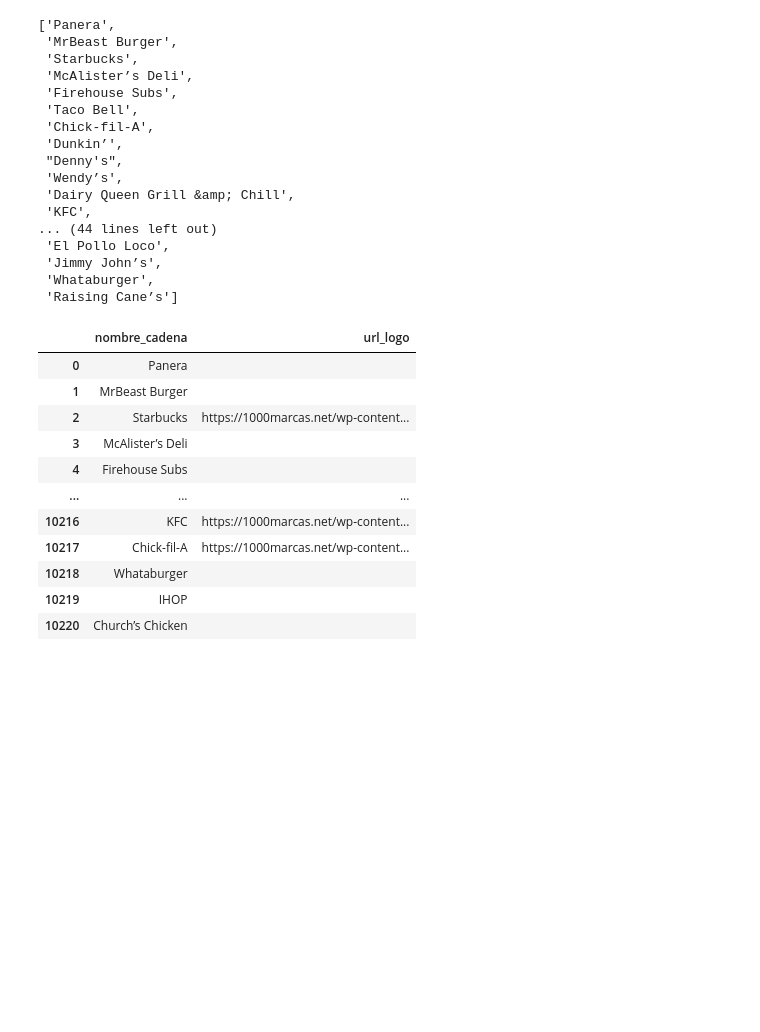
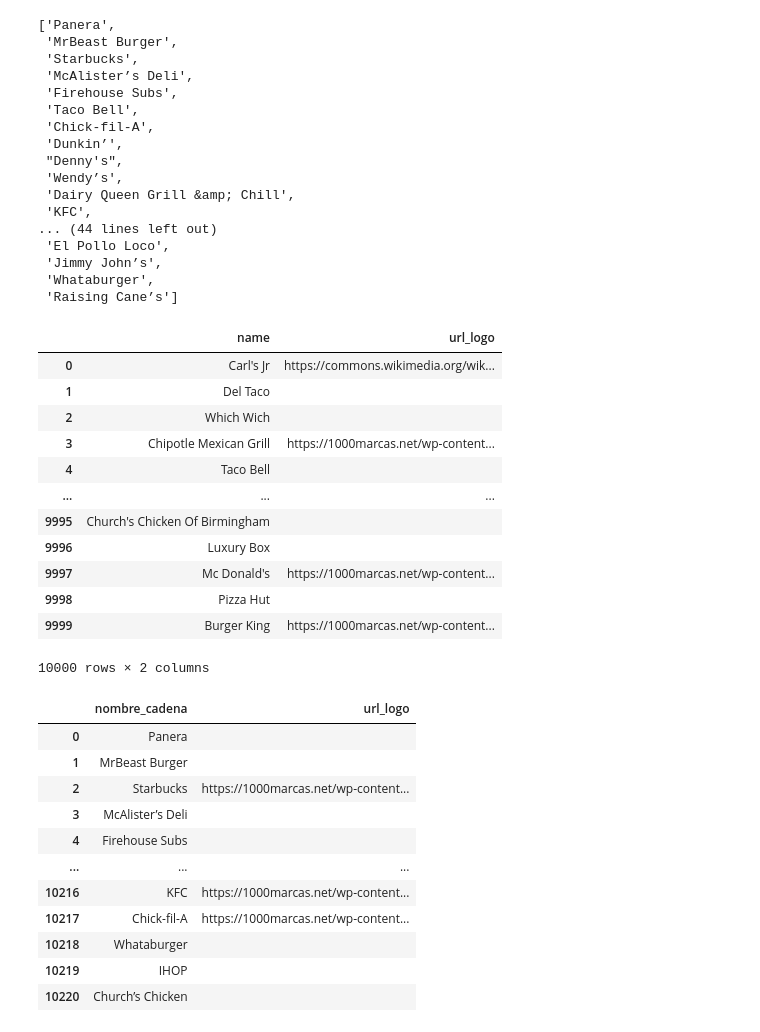
Before and after one commit to damiatus/TallerDeVisua, a Jupyter notebook: Presentacion1/datos.ipynb, the cells around one changed output. Drawn from its saved outputs; the diff is of its cells as text; code cells hidden in the pictures; blank space fills up the shorter version.

```diff
--- a/Presentacion1/datos.ipynb
+++ b/Presentacion1/datos.ipynb
@@ -541,6 +541,7 @@ dtype: int64
 # %%
 menus = pd.read_csv("./menuCadenasClean.csv")
 cadenas = pd.read_csv("./cadenasClean.csv")
+fastfood_data = pd.read_csv("./DataAlternativa/fastfood_data_clean.csv")
 # %%
 def exploratory_data_analysis(dataframe):
     pd.options.display.max_rows = 200
@@ -662,10 +663,13 @@ logos_urls = [
 combined_logos_dict = {
     "Starbucks": "https://1000marcas.net/wp-content/uploads/2019/12/Starbucks-Logo-tm.jpg",
     "McDonald’s": "https://1000marcas.net/wp-content/uploads/2019/11/McDonalds-logo-tumb.jpg",
-    "Taco Bell": "https://1000marcas.net/wp-content/uploads/2020/03/Taco-Bell-Logo-tumb.jpg",
+    "Mc Donald's": "https://1000marcas.net/wp-content/uploads/2019/11/McDonalds-logo-tumb.jpg",
     "Chick-fil-A": "https://1000marcas.net/wp-content/uploads/2021/05/Chick-fil-A-logo-1.png",
+    "Chick-Fil-A": "https://1000marcas.net/wp-content/uploads/2021/05/Chick-fil-A-logo-1.png",
     "Dunkin’": "https://1000marcas.net/wp-content/uploads/2020/02/Dunkin-Donuts-Logo-tumb.jpg",
     "Wendy’s": "https://1000marcas.net/wp-content/uploads/2020/10/Wendys-logo-tumb.jpg",
+    "Dunkin Donuts": "https://1000marcas.net/wp-content/uploads/2020/02/Dunkin-Donuts-Logo-tumb.jpg",
+    "Wendy's": "https://1000marcas.net/wp-content/uploads/2020/10/Wendys-logo-tumb.jpg",
     "Dairy Queen": "https://1000marcas.net/wp-content/uploads/2021/05/Dairy-Queen-Logo-1.png",
     "KFC": "https://1000marcas.net/wp-content/uploads/2020/01/KFC-logo-tumb.jpg",
     "Burger King": "https://1000marcas.net/wp-content/uploads/2019/12/Burger-King-Logo-tumb.jpg",
@@ -673,17 +677,46 @@ combined_logos_dict = {
     "Chipotle Mexican Grill": "https://1000marcas.net/wp-content/uploads/2021/05/Chipotle-logo-1.png",
     "Subway": "https://1000marcas.net/wp-content/uploads/2020/03/Subway-Logo-tumb.jpg",
     "Qdoba": "https://1000marcas.net/wp-content/uploads/2024/01/QDOBA-Logo-thmb.png",
+    "QDOBA Mexican Eats": "https://1000marcas.net/wp-content/uploads/2024/01/QDOBA-Logo-thmb.png",
     "Tim Hortons": "https://1000marcas.net/wp-content/uploads/2021/09/Tim-Hortons-Logo-1.png",
     "Jack in the Box": "https://1000marcas.net/wp-content/uploads/2022/01/Jack-in-the-Box-Logo-thmb.png",
     "Tropical Smoothie Cafe": "https://commons.wikimedia.org/wiki/File:Tropical_Smoothie_Cafe_logo.svg",
     "Steak ‘n Shake": "https://commons.wikimedia.org/wiki/File:Steak_%27n_Shake_logo.svg",
     "Hardee’s": "https://commons.wikimedia.org/wiki/File:Hardee_brand_logo.svg",
     "Carl’s Jr.": "https://commons.wikimedia.org/wiki/File:Carl%27s_Jr_logo.svg",
-    "Raising Cane’s": "https://commons.wikimedia.org/wiki/File:Raising_Cane%27s_Chicken_Fingers_logo.svg"
+    "STEAK 'N SHAKE": "https://commons.wikimedia.org/wiki/File:Steak_%27n_Shake_logo.svg",
+    "Hardee's/Red Burrito": "https://commons.wikimedia.org/wiki/File:Hardee_brand_logo.svg",
+    "Carl's Jr": "https://commons.wikimedia.org/wiki/File:Carl%27s_Jr_logo.svg",
+    "Raising Cane's Chicken Fingers": "https://commons.wikimedia.org/wiki/File:Raising_Cane%27s_Chicken_Fingers_logo.svg"
 }
 
 # Convertir la lista a un diccionario
 logo_urls_dict = dict(logos_urls)
+# %%
+# Supongamos que 'cadenas' es tu DataFrame
+
+# Agregar la columna 'url_logo' al DataFrame usando el diccionario
+fastfood_data['url_logo'] = fastfood_data['name'].map(combined_logos_dict)
+
+# Si una cadena no está en el diccionario, la URL será NaN (opcionalmente puedes reemplazar NaN con una cadena vacía '')
+fastfood_data['url_logo'] = fastfood_data['url_logo'].fillna('')
+
+# Verificar el resultado
+fastfood_data[['name', 'url_logo']]
+# %% [output]
+|  | name | url_logo |
+| 0 | Carl's Jr | https://commons.wikimedia.org/wik... |
+| 1 | Del Taco |  |
+| 2 | Which Wich |  |
+| 3 | Chipotle Mexican Grill | https://1000marcas.net/wp-content... |
+| 4 | Taco Bell |  |
+| ... | ... | ... |
+| 9995 | Church's Chicken Of Birmingham |  |
+| 9996 | Luxury Box |  |
+| 9997 | Mc Donald's | https://1000marcas.net/wp-content... |
+| 9998 | Pizza Hut |  |
+| 9999 | Burger King | https://1000marcas.net/wp-content... |
+10000 rows × 2 columns
 # %%
 # Supongamos que 'cadenas' es tu DataFrame
 
```
Also changed, not shown: parts of 5 cells of this notebook, 1 other file.
